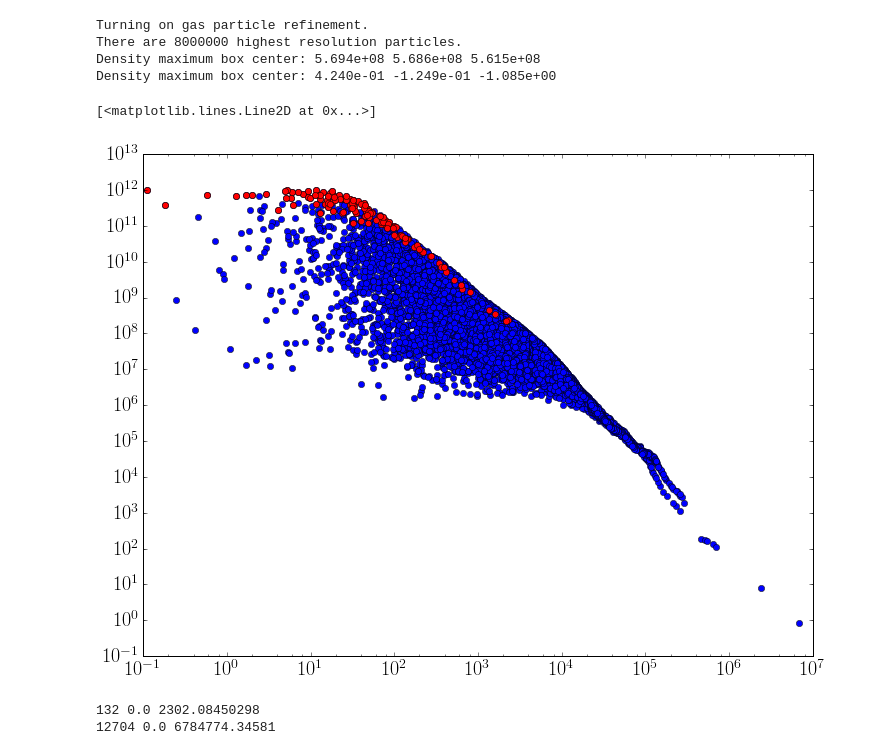
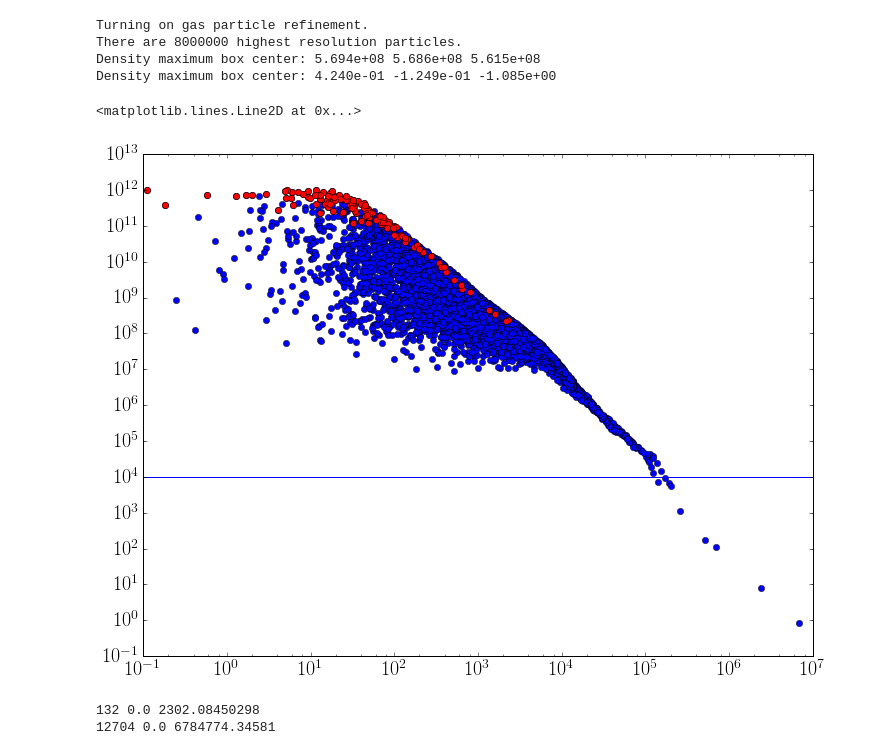
Before and after one commit to hummel/xray_notebooks, a Jupyter notebook: Column Density.ipynb, the cells around one changed output. Drawn from its saved outputs; the diff is of its cells as text; code cells hidden in the pictures.

```diff
--- a/Column Density.ipynb
+++ b/Column Density.ipynb
@@ -24,16 +24,20 @@ Density maximum box center: 4.240e-01 -1.249e-01 -1.085e+00
 # %%
 r2d = np.linalg.norm(snap.gas.coordinates[:,:2], axis=1)
 
 rad1 = 50
 rad2 = 5000
-
+cube = 2000
 pos1, n1 = pyGadget.analyze.data_slice(r2d < rad1, snap.gas.coordinates, snap.gas.ndensity)
-pos2, n2 = pyGadget.analyze.data_slice(r2d < rad2, snap.gas.coordinates, snap.gas.ndensity)
+#pos2, n2 = pyGadget.analyze.data_slice(r2d < rad2, snap.gas.coordinates, snap.gas.ndensity)
+pos2, n2 = pyGadget.analyze.data_slice((np.abs(snap.gas.coordinates[:,0]) <= cube)
+                                       & (np.abs(snap.gas.coordinates[:,1]) <= cube),
+                                       snap.gas.coordinates, snap.gas.ndensity)
 plt.loglog(np.abs(pos2[:,2]), n2, 'bo')
 plt.loglog(np.abs(pos1[:,2]), n1, 'ro')
+plt.axhline(1e4)
 # %% [output]
-[<matplotlib.lines.Line2D at 0x...>]
+<matplotlib.lines.Line2D at 0x...>
-[figure, old version]
+[figure, new version]
 # %%
 r1 = np.linalg.norm(pos1, axis=1)
 print r1.size, r1.min(), r1.max()
```
